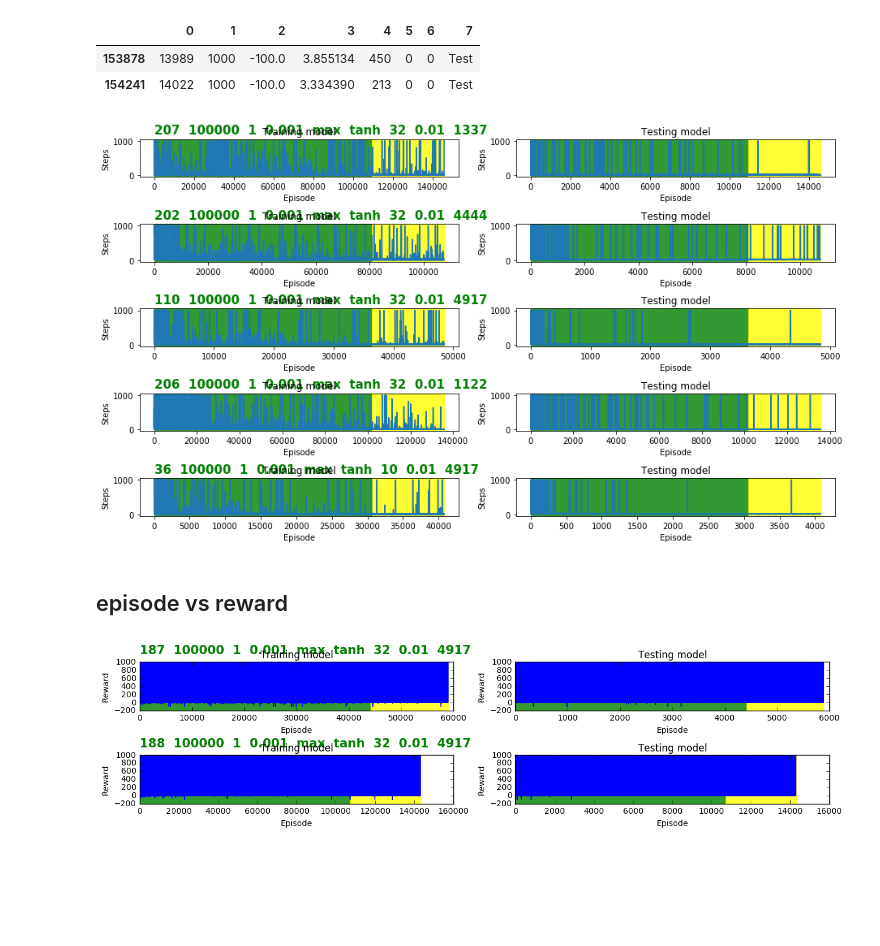
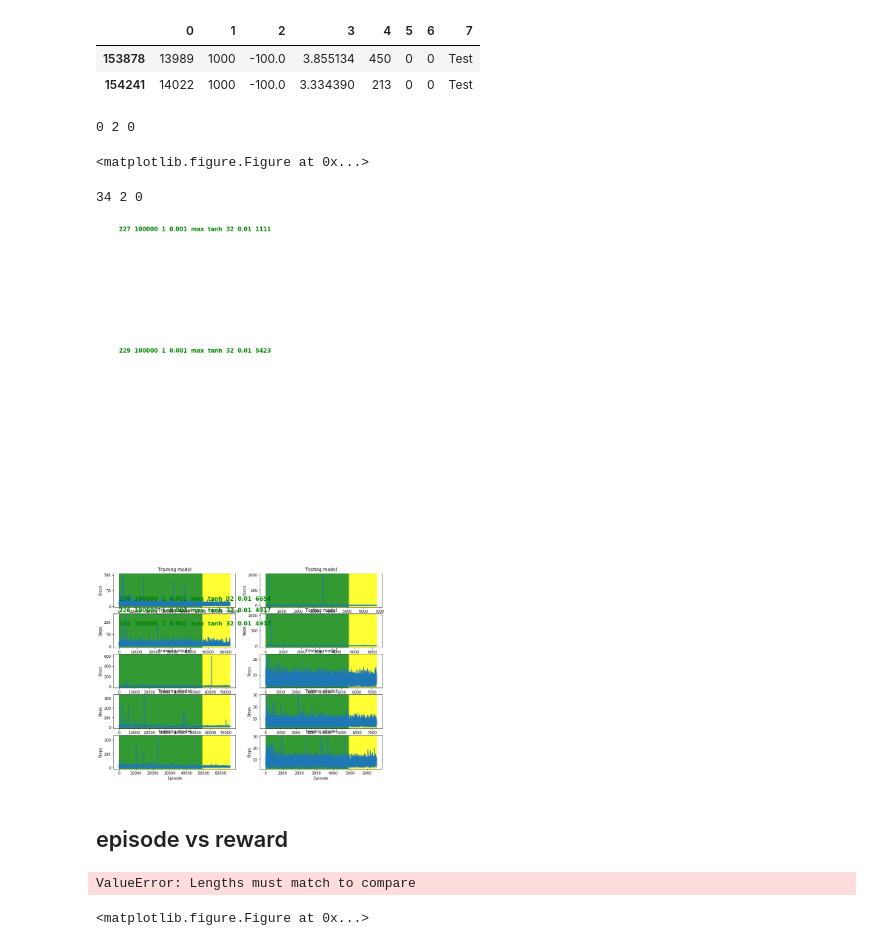
Before and after one commit to aqeel13932/APES_PT, a Jupyter notebook: output/Analysis.ipynb, the cells around one changed output. Cells and saved outputs as stored; diff of their text form; code cells hidden in the pictures; blank space fills up the shorter version.

```diff
--- a/output/Analysis.ipynb
+++ b/output/Analysis.ipynb
@@ -23,9 +13,0 @@ experiements['ts_AS'] = experiements['ts_TS']/experiements['ts_count']
-# %%
-total_time=0
-for i in experiements.experiment:
-    #if i>183:
-    #    continue
-    #print(i)
-    dataset = pd.read_csv("{}/exp_details.csv".format(i),header=None)
-    total_time+= dataset[3].sum()
-total_time/3600/24
@@ -60,0 +84,9 @@ experiements.head()
+# %%
+features = experiements.columns[[1,2,3,4,7,8,10,11,12,17,18]]
+counter =1
+plt.figure(figsize=(13,33))
+for i in features:
+    ax = plt.subplot(6,2,counter)
+    counter+=1
+    plotsomething(ax,i)
+plt.tight_layout()
@@ -191,28 +224,48 @@ exp
 |  | 0 | 1 | 2 | 3 | 4 | 5 | 6 | 7 |
 | 153878 | 13989 | 1000 | -100.0 | 3.855134 | 450 | 0 | 0 | Test |
 | 154241 | 14022 | 1000 | -100.0 | 3.334390 | 213 | 0 | 0 | Test |
+# %%
+fff = experiements[experiements.experiment==275]
+x = fff.shape[0]
+y = 2
+z=0
+print(x,y,z)
+plt.figure(figsize=(13,x))
+for i in fff.experiment.as_matrix():
+    txt = fff[fff.experiment==i]
+    vanish = txt.vanish.as_matrix()
+    txt = txt.to_string(columns=fff.columns[[0,1,2,3,5,7,8,10,16]],\
+                                                         header=False,index=False)
+    plotsteps(i,x,y,z,txt,vanish)
+    z+=2
+#plt.tight_layout()
+# %% [output]
+0 2 0
+<matplotlib.figure.Figure at 0x...>
 # %%
-x = experiements.experiment.max()*2
+x = experiements.shape[1]
 y = 2
 z=0
-plt.figure(figsize=(13,600))
+print(x,y,z)
+plt.figure(figsize=(13,x*2))
 for i in experiements.experiment.as_matrix():
     txt = experiements[experiements.experiment==i]
     vanish = txt.vanish.as_matrix()
     txt = txt.to_string(columns=experiements.columns[[0,1,2,3,5,7,8,10,16]],\
                                                          header=False,index=False)
     plotsteps(i,x,y,z,txt,vanish)
     z+=2
-plt.tight_layout()
+#plt.tight_layout()
 # %% [output]
+34 2 0
-[figure, old version]
+[figure, new version]
 # %% [markdown]
 ## episode vs reward
 # %%
-x = experiements.experiment.max()*2
+x = experiements.shape[0]
 y = 2
 z=0
-plt.figure(figsize=(13,600))
+plt.figure(figsize=(13,x*2))
 for i in experiements.experiment.as_matrix():
     txt = experiements[experiements.experiment==i]
     vanish = txt.vanish.as_matrix()
@@ -223,4 +276,5 @@ for i in experiements.experiment.as_matrix():
 plt.tight_layout()
 plt.savefig('pic.png')
 # %% [output]
-[figure, removed]
+ValueError: Lengths must match to compare
+<matplotlib.figure.Figure at 0x...>
```
Also changed, not shown: parts of 25 cells of this notebook.
